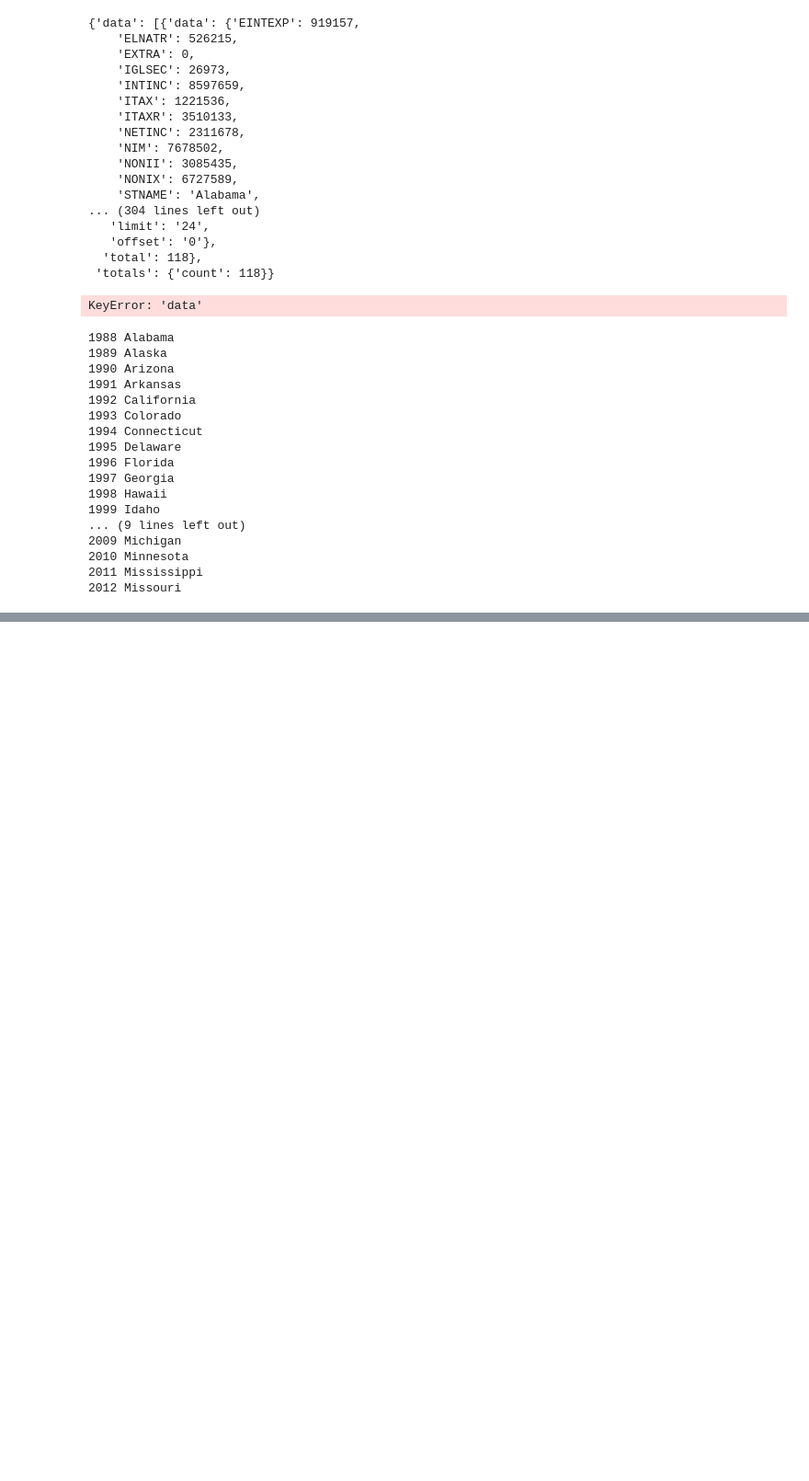
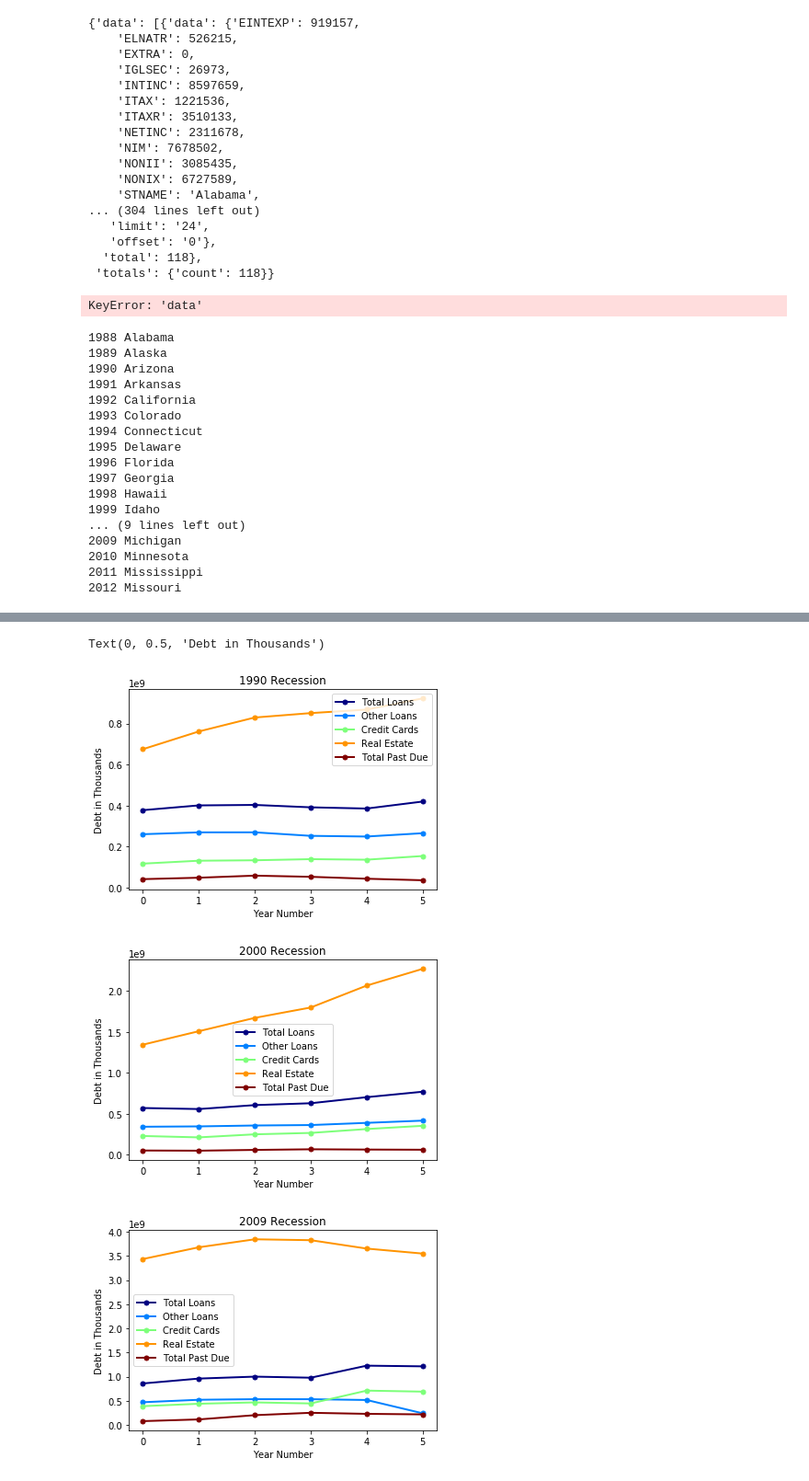
Before and after one commit to brownal05/project1, a Jupyter notebook: notebooks/nick.ipynb, the cells around one changed output, grey strips where cells are left out. Shown: that part at 92% size. Saved outputs shown, nothing was run; the diff lists cells and outputs as text; code cells hidden in the pictures; blank space fills up the shorter version.

```diff
--- a/notebooks/nick.ipynb
+++ b/notebooks/nick.ipynb
@@ -77,0 +143,25 @@ for y, s in zip(year_list, state_list):
+# %%
+debt_clean_first_rec_tot_plot = debt_clean_first_rec_tot.drop(columns = ['Year'])
+ax = debt_clean_first_rec_tot_plot.plot(lw=2, colormap='jet', marker='.', markersize=10, title='1990 Recession')
+ax.set_xlabel("Year Number")
+ax.set_ylabel("Debt in Thousands")
+
+debt_clean_second_rec_tot_plot = debt_clean_second_rec_tot.drop(columns = ['Year'])
+ax2 = debt_clean_second_rec_tot_plot.plot(lw=2, colormap='jet', marker='.', markersize=10, title='2000 Recession')
+ax2.set_xlabel("Year Number")
+ax2.set_ylabel("Debt in Thousands")
+
+
+debt_clean_third_rec_tot_plot = debt_clean_third_rec_tot.drop(columns = ['Year'])
+ax3 = debt_clean_third_rec_tot_plot.plot(lw=2, colormap='jet', marker='.', markersize=10, title='2009 Recession')
+ax3.set_xlabel("Year Number")
+ax3.set_ylabel("Debt in Thousands")
+
+#debt_clean_first_rec_tot.plot(x='Year', y='Total Loans', kind = 'line')
+#debt_clean_second_rec_tot.plot(x='Year', y='Total Loans')
+#debt_clean_third_rec_tot.plot(x='Year', y='Total Loans')
+# %% [output]
+Text(0, 0.5, 'Debt in Thousands')
+[figure, added]
+[figure, added]
+[figure, added]
```
Also changed, not shown: parts of 13 cells of this notebook, 1 other file.
